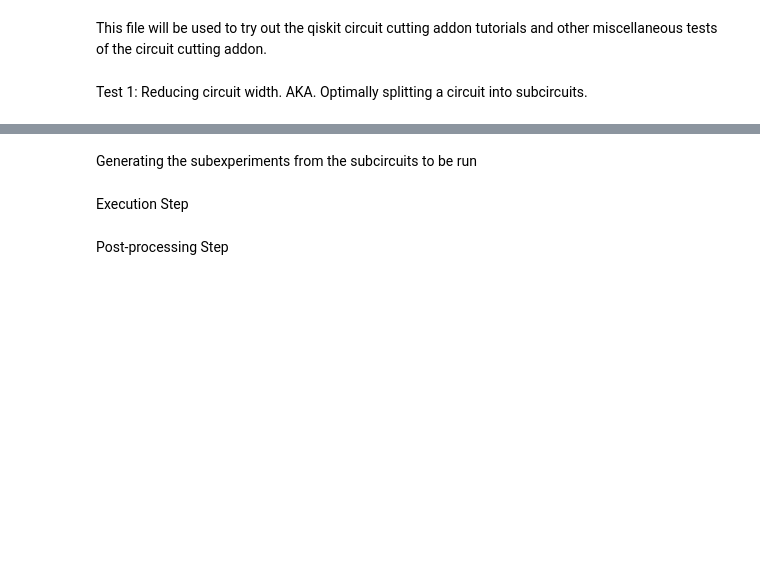
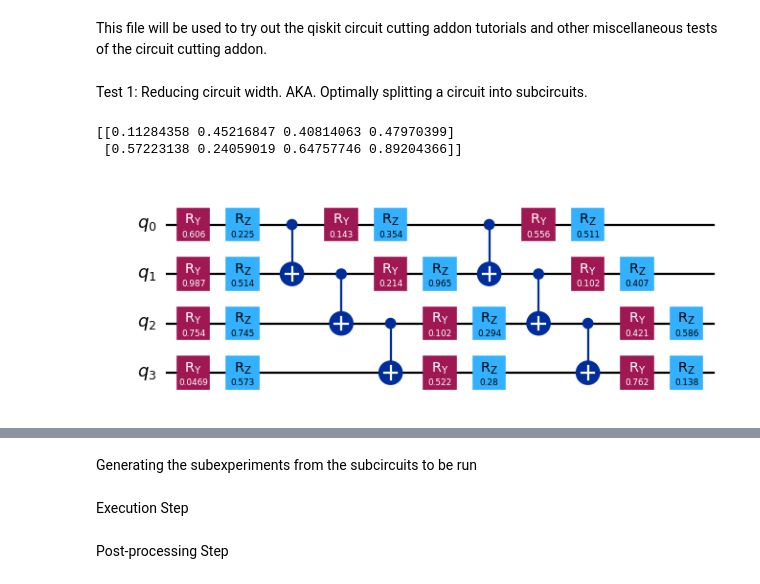
Before and after one commit to ChowdhuryShaswata/dqsvc_v2, a Jupyter notebook: circuit_cut_test.ipynb, the cells around one changed output, grey strips where cells are left out. Saved outputs shown, nothing was run; the diff lists cells and outputs as text; code cells hidden in the pictures; blank space fills up the shorter version.

```diff
--- a/circuit_cut_test.ipynb
+++ b/circuit_cut_test.ipynb
@@ -5,10 +11,23 @@ Test 1: Reducing circuit width. AKA. Optimally splitting a circuit into subcircu
+# %%
+NUM_QUBITS = 4
+
+dataset = np.array([
+    np.random.rand(NUM_QUBITS),
+    np.random.rand(NUM_QUBITS)
+])
+print(dataset)
+# %% [output]
+[[0.11284358 0.45216847 0.40814063 0.47970399]
+ [0.57223138 0.24059019 0.64757746 0.89204366]]
 # %%
 from qiskit.circuit.library import EfficientSU2
 
 # set up an SU2 basic circuit with 4 qubits and linear entanglement.
 qc = EfficientSU2(4, entanglement="linear", reps=2).decompose()
 # set the angle of every rotation to be the parameter 0.4.
-qc.assign_parameters([0.4] * len(qc.parameters), inplace=True)
+qc.assign_parameters(np.random.rand(len(qc.parameters)), inplace=True)
 
 # draw the circuit.
 qc.draw("mpl", scale=0.8)
+# %% [output]
+[figure, added]
```
Also changed, not shown: parts of 11 cells of this notebook, 22 other files.
